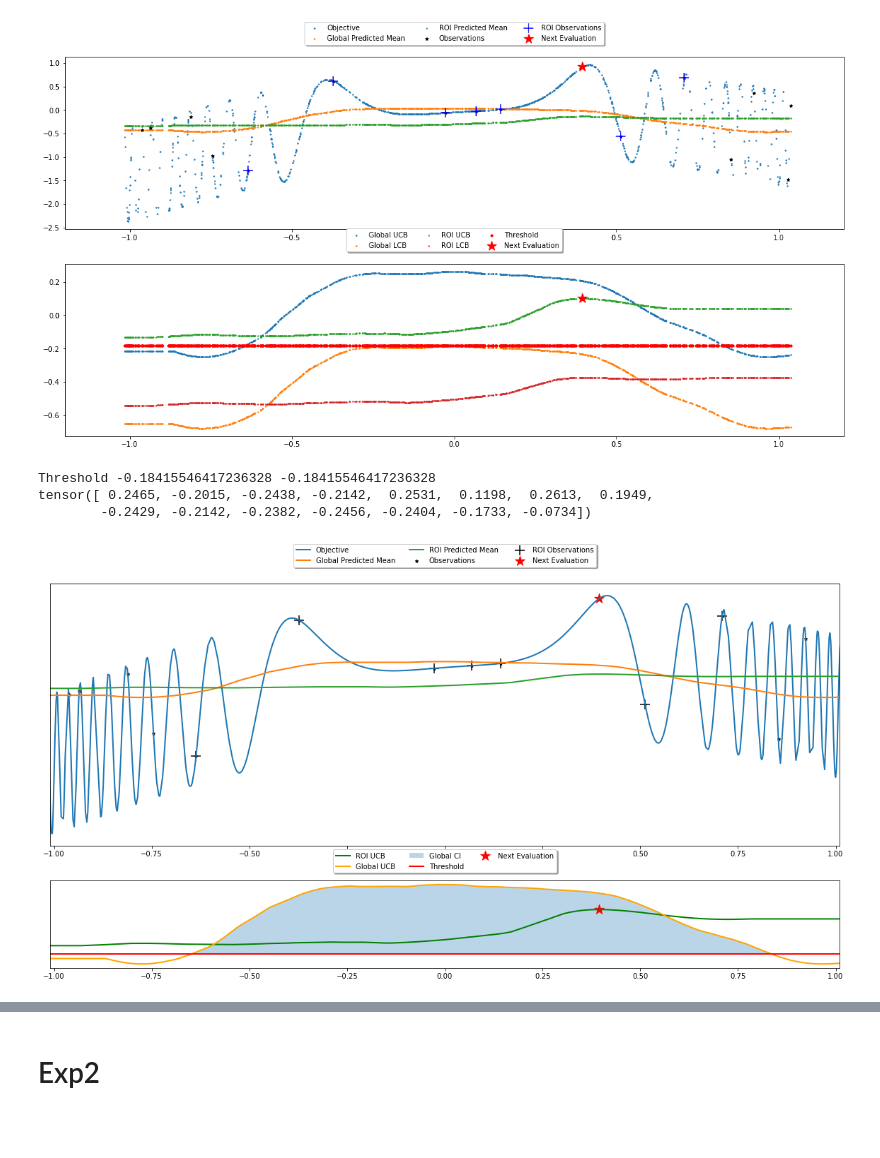
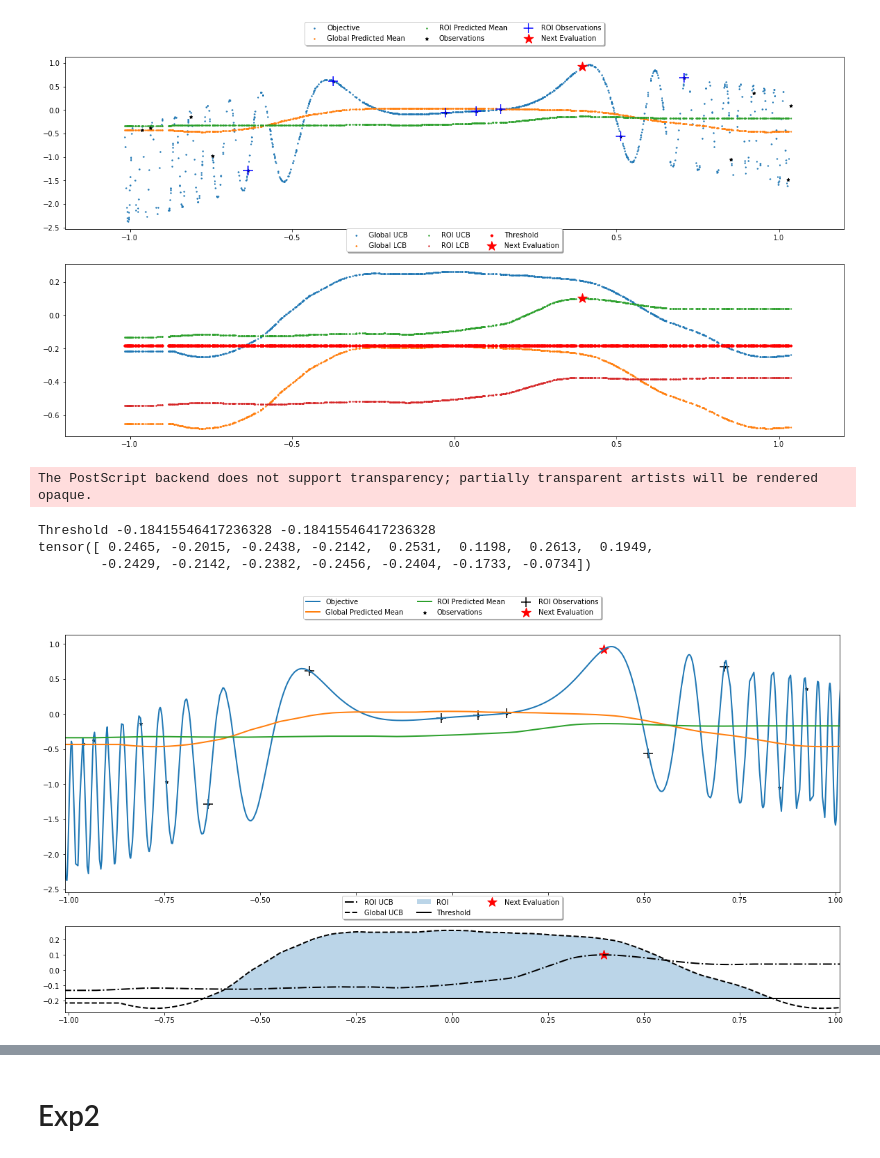
Before and after one commit to SchroDeCat/LLNL, a Jupyter notebook: visual_filtering.ipynb, the cells around one changed output, grey strips where cells are left out. Drawn from its saved outputs; the diff is of its cells as text; code cells hidden in the pictures; blank space fills up the shorter version.

Commit message:
update visualizations

```diff
--- a/visual_filtering.ipynb
+++ b/visual_filtering.ipynb
@@ -234,6 +234,10 @@ tensor([ 0.2465, -0.2015, -0.2438, -0.2142,  0.2531,  0.1198,  0.2613,  0.1949,
 [figure]
 # %%
 def plot_result_cont(res, beta, plot_beta=2):
+        """
+        Beta: acting beta for filtering.
+        Plot_beta: merely for visualization.
+        """
         dk, sim_dk_ae = res
         _dk_lower, _dk_upper = dk.CI(scaled_input_tensor)
         dk_lower, dk_upper = scale(plot_beta, _dk_lower, _dk_upper)
@@ -247,49 +251,54 @@ def plot_result_cont(res, beta, plot_beta=2):
         # ax1 = plt.subplot(2,1,1)
         # ax2 = plt.subplot(2,1,2)
         _, (ax1, ax2) = plt.subplots(2, 1, figsize=[20,10], gridspec_kw={'height_ratios': [3, 1]})
+        # ax1_beta = 0.8 * plot_beta
+        ax1_beta = 1
+        ax2_beta = 1
+        # ax2_beta = 1 / plot_beta
 
 
-        ax1.plot(scaled_input_tensor[global_order,0], train_output[global_order], linewidth=2, label="Objective")
-        ax1.plot(scaled_input_tensor[global_order,0], dk_mean[global_order],    linewidth=2, label="Global Predicted Mean")
-        ax1.plot(scaled_input_tensor[global_order,0], roi_mean[global_order],   linewidth=2, label="ROI Predicted Mean")
-        ax2.plot(scaled_input_tensor[global_order,0], roi_upper[global_order],  linewidth=2, color="green", label="ROI UCB")
+        ax1.plot(scaled_input_tensor[global_order,0], train_output[global_order] * ax1_beta, linewidth=2, label="Objective")
+        ax1.plot(scaled_input_tensor[global_order,0], dk_mean[global_order] * ax1_beta,    linewidth=2, label="Global Predicted Mean")
+        ax1.plot(scaled_input_tensor[global_order,0], roi_mean[global_order]* ax1_beta,   linewidth=2, label="ROI Predicted Mean")
+        ax2.plot(scaled_input_tensor[global_order,0], roi_upper[global_order] * ax2_beta,  linewidth=2, linestyle='-.', color="black", label="ROI UCB")
         # ax2.plot(scaled_input_tensor[global_order,0], roi_lower[global_order],  linewidth=2, label="ROI LCB")
-        ax2.plot(scaled_input_tensor[global_order,0], dk_upper[global_order],   linewidth=2, color="orange", label="Global UCB")
+        ax2.plot(scaled_input_tensor[global_order,0], dk_upper[global_order] * ax2_beta,   linewidth=2, linestyle='--', color="black", label="Global UCB")
         # ax2.plot(scaled_input_tensor[global_order,0], dk_lower[global_order],   linewidth=2, label="Global LCB")
         # ax2.fill_between(scaled_input_tensor[global_order,0], roi_lower[global_order], roi_upper[global_order], alpha=0.3, label="ROI CI")
         # ax2.fill_between(scaled_input_tensor[global_order,0], dk_lower[global_order], dk_upper[global_order], alpha=0.3, label="Global CI")
-        _threshold = torch.ones(scaled_input_tensor[:,0].size()) * dk_lower.max().numpy()
-        ax2.fill_between(scaled_input_tensor[global_order,0], _threshold, dk_upper[global_order], where=dk_upper[global_order] > dk_lower.max(), alpha=0.3, label="ROI")
-        ax2.plot(scaled_input_tensor[global_order,0], _threshold, color="red", linewidth=2, label="Threshold")
+        _threshold = torch.ones(scaled_input_tensor[:,0].size()) * (dk_lower.max())
+        ax2.fill_between(scaled_input_tensor[global_order,0], _threshold * ax2_beta, dk_upper[global_order] * ax2_beta, where=dk_upper[global_order] > dk_lower.max(), alpha=0.3, label="ROI")
+        ax2.plot(scaled_input_tensor[global_order,0], _threshold * ax2_beta, color="black", linewidth=2, label="Threshold")
 
 
-        ax1.scatter(dk.train_x[:,0], dk.train_y, s=20, marker='*', color='black', label="Observations")
+        ax1.scatter(dk.train_x[:,0], dk.train_y * ax1_beta, s=20, marker='*', color='black', label="Observations")
         global_lcb, global_ucb = scale(beta, _dk_lower, _dk_upper)
         _obs_lcb, _obs_ucb = dk.CI(dk.train_x)
         obs_lcb, obs_ucb = scale(beta, _obs_lcb, _obs_ucb)
         threshold = global_lcb.max()
         ucb_filter = obs_ucb >= threshold
         print(f"Threshold {threshold} {dk_lower.max()}")
         print(obs_ucb)
 
-        ax1.scatter(dk.train_x[ucb_filter,0], dk.train_y[ucb_filter], s=200, marker='+', color='black', label="ROI Observations")
+        ax1.scatter(dk.train_x[ucb_filter,0], dk.train_y[ucb_filter] * ax1_beta, s=200, marker='+', color='black', label="ROI Observations")
         next_pick = torch.argmax(roi_upper)
-        ax1.scatter(scaled_input_tensor[next_pick,0], train_output[next_pick], s=200, marker='*', color='red', label="Next Evaluation")
-        ax2.scatter(scaled_input_tensor[next_pick,0], roi_upper[next_pick], s=200, marker='*', color='red', label="Next Evaluation")
+        ax1.scatter(scaled_input_tensor[next_pick,0], train_output[next_pick] * ax1_beta, s=200, marker='*', color='red', label="Next Evaluation")
+        ax2.scatter(scaled_input_tensor[next_pick,0], roi_upper[next_pick]* ax2_beta, s=200, marker='*', color='red', label="Next Evaluation")
 
         ax1.legend(loc='lower center', bbox_to_anchor=(0.5, 1.05),ncol=3, fancybox=True, shadow=True)
 
         ax2.legend(loc='lower center', bbox_to_anchor=(0.5, 1.05),ncol=3, fancybox=True, shadow=True)
         ax2.set_xlim([-1.01, 1.01])
         ax1.set_xlim([-1.01, 1.01])
-        ax1.get_yaxis().set_visible(False)
-        ax2.get_yaxis().set_visible(False)
-        plt.savefig(f"1DEG-lr{learning_rate}-beta{cli_args.beta}-train{cli_args.train_times}.png")
+        # ax1.get_yaxis().set_visible(False)
+        # ax2.get_yaxis().set_visible(False)
+        plt.savefig(f"1DEG-lr{learning_rate}-beta{cli_args.beta}-train{cli_args.train_times}.eps", format='eps')
 
 # plot_result(res)
 plot_result_cont(res5, 0.23, 0.23)
 # %% [output]
-Threshold -0.18415546417236328 -0.18415546417236328
-tensor([ 0.2465, -0.2015, -0.2438, -0.2142,  0.2531,  0.1198,  0.2613,  0.1949,
-        -0.2429, -0.2142, -0.2382, -0.2456, -0.2404, -0.1733, -0.0734])
+The PostScript backend does not support transparency; partially transparent artists will be rendered opaque.
+Threshold -0.18415546417236328 -0.18415546417236328
+tensor([ 0.2465, -0.2015, -0.2438, -0.2142,  0.2531,  0.1198,  0.2613,  0.1949,
+        -0.2429, -0.2142, -0.2382, -0.2456, -0.2404, -0.1733, -0.0734])
-[figure, old version]
+[figure, new version]
```
Also changed, not shown: parts of 2 cells of this notebook, 1 other file.
